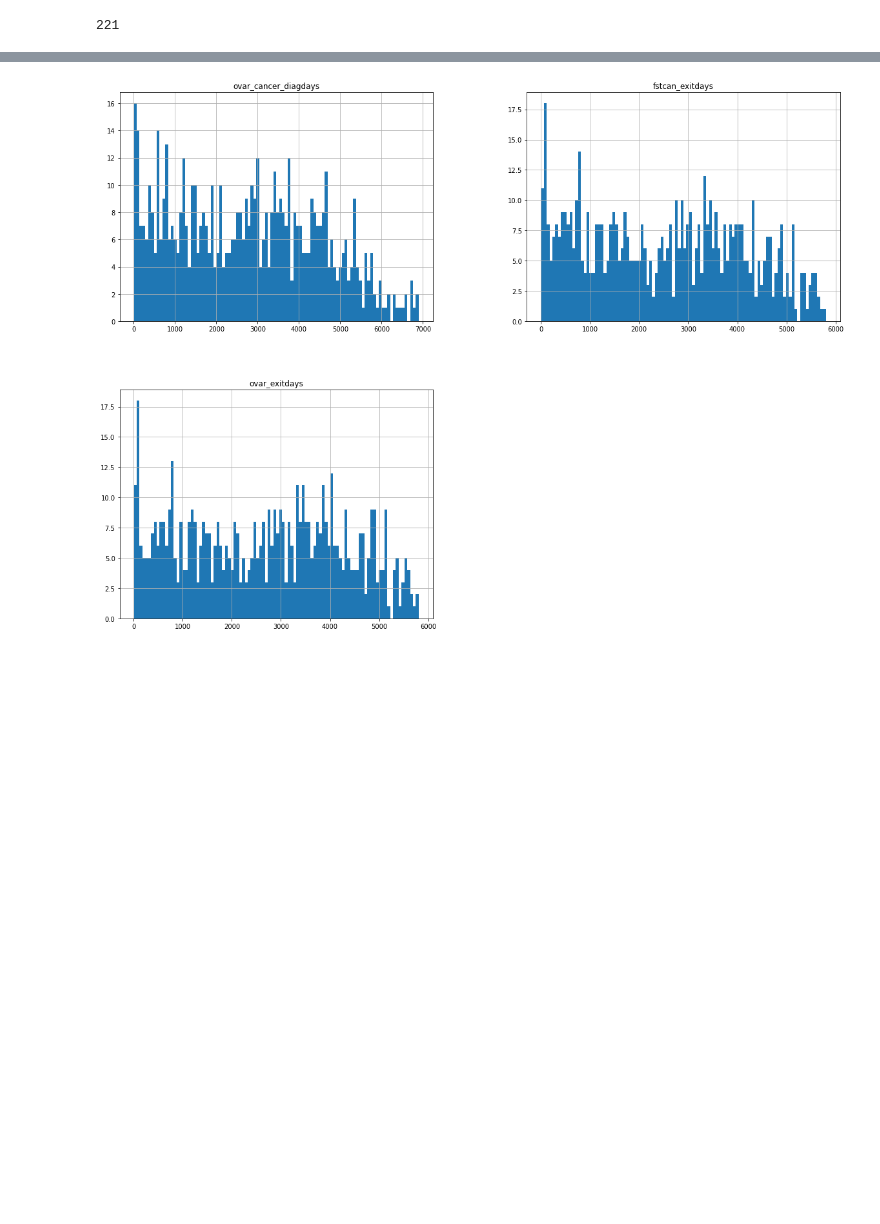
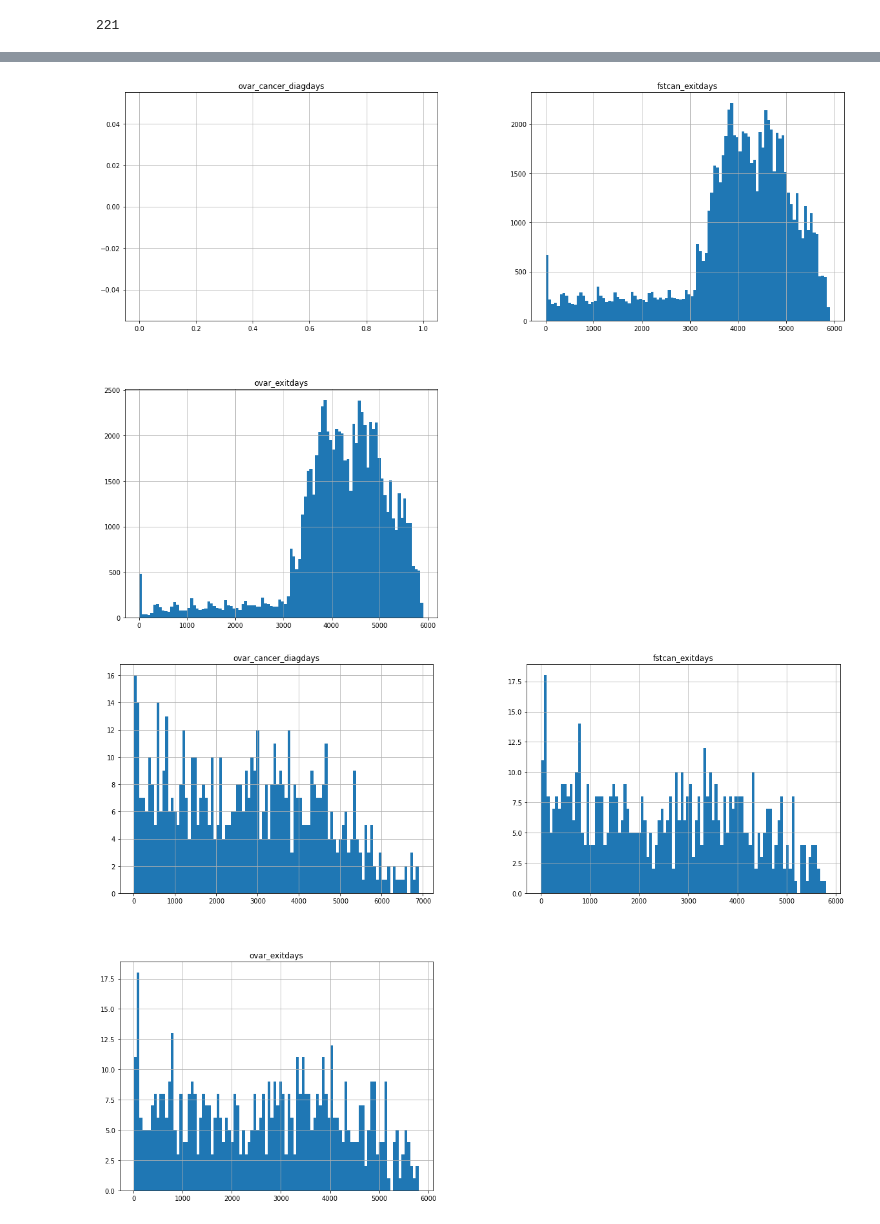
Before and after one commit to fedorenkood/ovarian_cancer_models, a Jupyter notebook: processing.ipynb, the cells around one changed output, grey strips where cells are left out. Saved outputs shown, nothing was run; the diff lists cells and outputs as text; code cells hidden in the pictures; blank space fills up the shorter version.

```diff
--- a/processing.ipynb
+++ b/processing.ipynb
@@ -35,0 +104,11 @@ Number of features that are result of the cancer diagnosis: 36
+# %%
+# Drop build feature
+personal_data = personal_data.drop(['build'], axis=1)
+# Remove all ovar_ features
+personal_data = remove_featues_startswith(personal_data, ['ovar_'], ['ovar_cancer_diagdays', 'ovar_cancer', 'ovar_exitdays'])
+
+# Remove all inad_ and examinerid_ and build_ features
+screen_data = remove_featues_startswith(screen_data, ['inad_', 'examinerid', 'build'])
+
+# Drop not useful cols and convert categorical into numerical in screen abnormalities
+screen_abnorm_data = screen_abnorm_data.drop('build', axis=1)
@@ -122,3 +157,7 @@ len(personal_data_cancer[personal_data_cancer['ovar_cancer_diagdays']<5*365])
+# %%
+personal_data_no_cancer[['plco_id', 'ovar_cancer_diagdays', 'fstcan_exitdays', 'ovar_exitdays']].hist(figsize=(20,15), bins=100);
+# %% [output]
+[figure, added]
 # %%
 personal_data_cancer[['plco_id', 'ovar_cancer_diagdays', 'fstcan_exitdays', 'ovar_exitdays']].hist(figsize=(20,15), bins=100);
 # %% [output]
```
Also changed, not shown: parts of 52 cells of this notebook, 1 other file.
